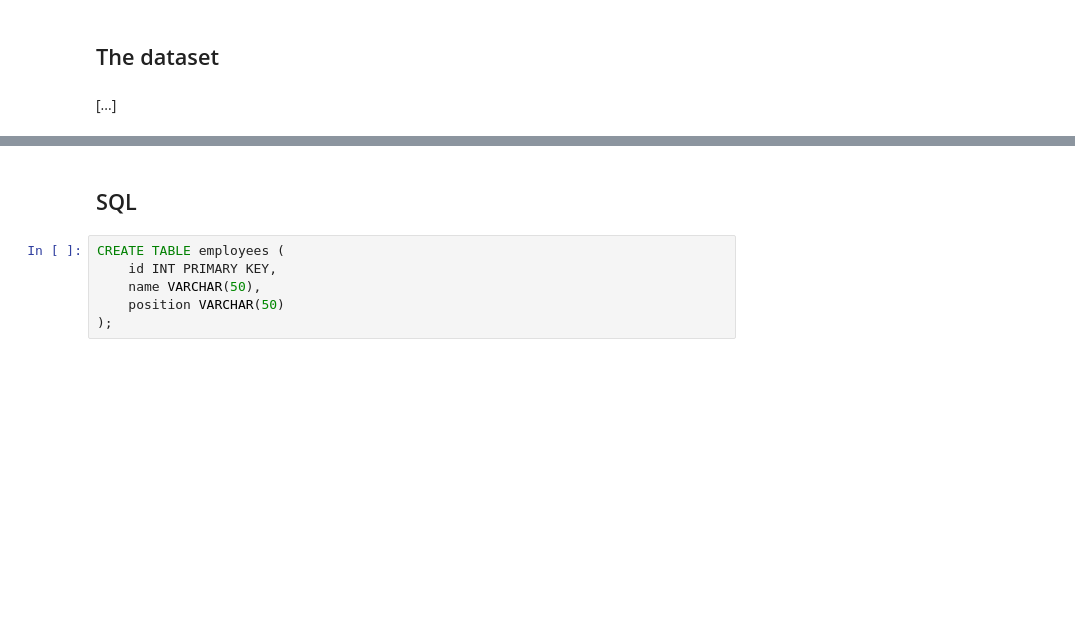
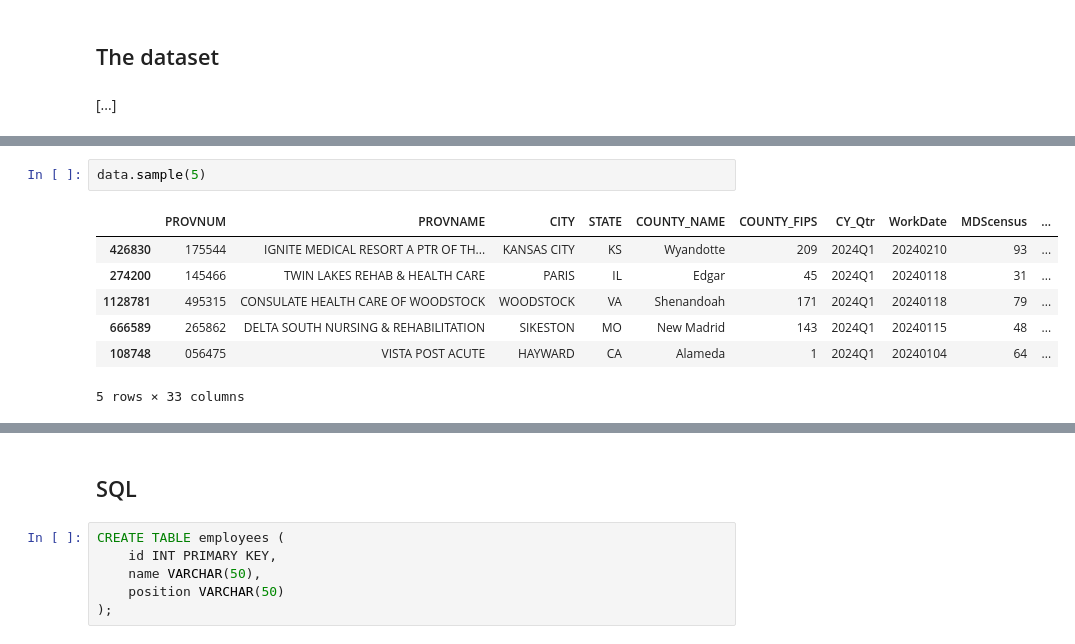
Before and after one commit to bainmatt/clipboard-report, a Jupyter notebook: notebooks/report.ipynb, the cells around one changed output, grey strips where cells are left out. Cells and saved outputs as stored; diff of their text form; blank space fills up the shorter version.

```diff
--- a/notebooks/report.ipynb
+++ b/notebooks/report.ipynb
@@ -218,0 +242,10 @@ df.transpose()
+# %%
+data.sample(5)
+# %% [output]
+|  | PROVNUM | PROVNAME | CITY | STATE | COUNTY_NAME | COUNTY_FIPS | CY_Qtr | WorkDate | MDScensus | ... |
+| 426830 | 175544 | IGNITE MEDICAL RESORT A PTR OF TH... | KANSAS CITY | KS | Wyandotte | 209 | 2024Q1 | 20240210 | 93 | ... |
+| 274200 | 145466 | TWIN LAKES REHAB & HEALTH CARE | PARIS | IL | Edgar | 45 | 2024Q1 | 20240118 | 31 | ... |
+| 1128781 | 495315 | CONSULATE HEALTH CARE OF WOODSTOCK | WOODSTOCK | VA | Shenandoah | 171 | 2024Q1 | 20240118 | 79 | ... |
+| 666589 | 265862 | DELTA SOUTH NURSING & REHABILITATION | SIKESTON | MO | New Madrid | 143 | 2024Q1 | 20240115 | 48 | ... |
+| 108748 | 056475 | VISTA POST ACUTE | HAYWARD | CA | Alameda | 1 | 2024Q1 | 20240104 | 64 | ... |
+5 rows × 33 columns
```
Also changed, not shown: parts of 14 cells of this notebook, 2 other files.
